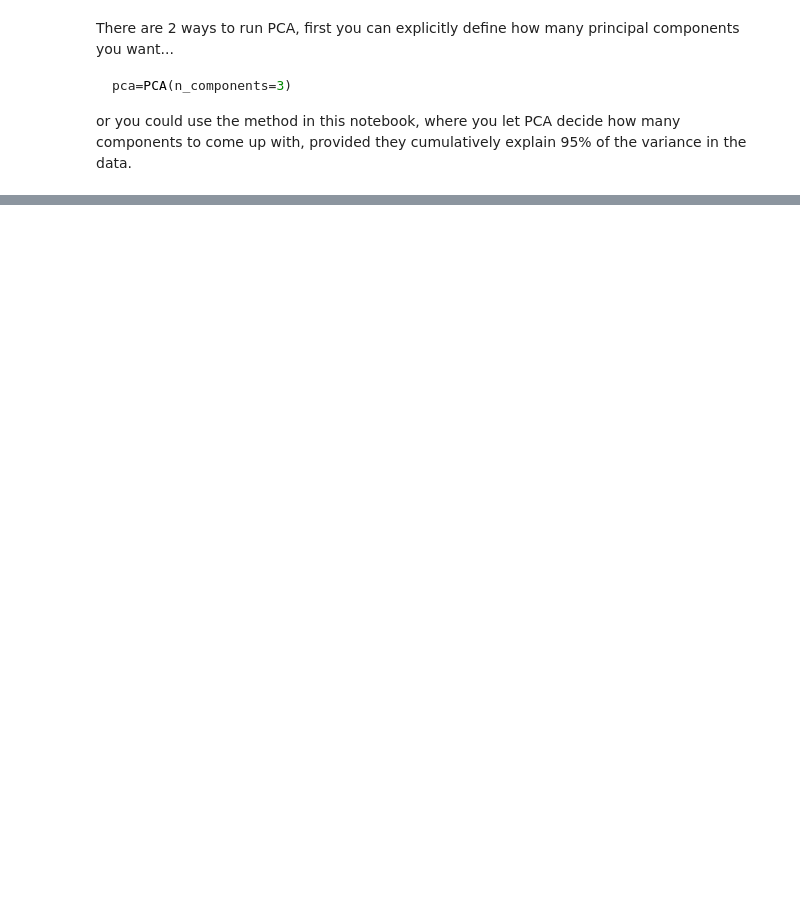
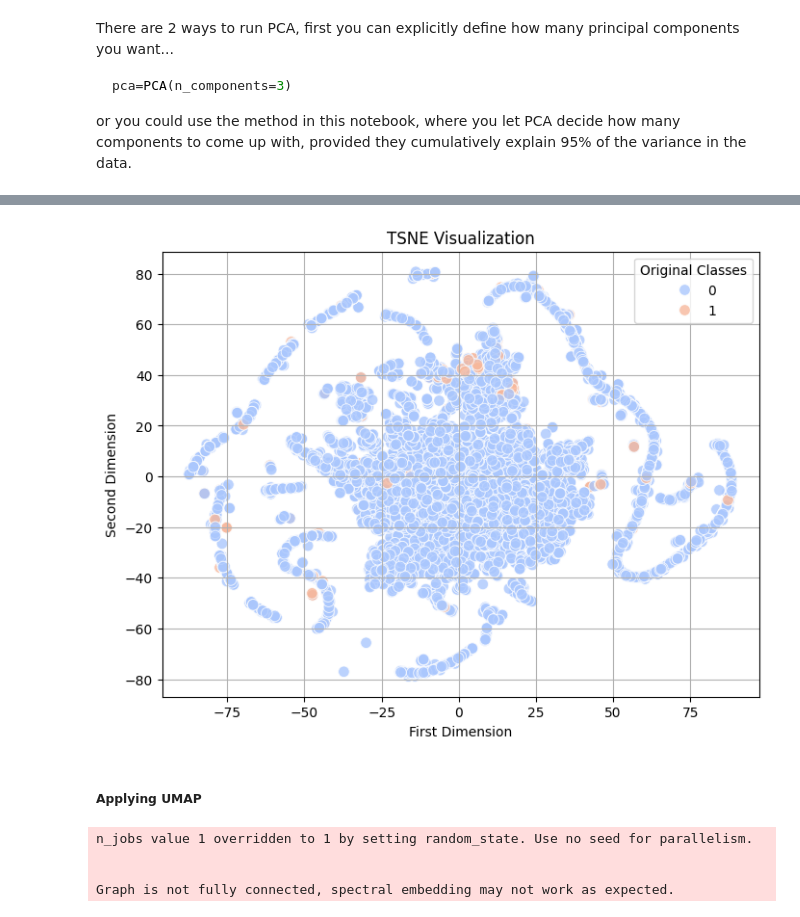
Before and after one commit to WamzMwangi/Advanced_Machine_Learning, a Jupyter notebook: dimensionality_reduction.ipynb, the cells around one changed output, grey strips where cells are left out. Drawn from its saved outputs; the diff is of its cells as text; code cells hidden in the pictures; blank space fills up the shorter version.

```diff
--- a/dimensionality_reduction.ipynb
+++ b/dimensionality_reduction.ipynb
@@ -113,0 +159,34 @@ plt.show()
+# %%
+tsne = TSNE(n_components=2, perplexity=30,learning_rate=100, random_state=42)
+X_tsne = tsne.fit_transform(X_scaled)
+# %%
+tsne_df = pd.DataFrame(
+    data=X_tsne,
+    columns=['D1', 'D2']
+)
+tsne_df['Target'] = y
+# %%
+plt.figure(figsize=(8,6))
+
+sns.scatterplot(
+    x='D1',
+    y='D2',
+    data=tsne_df,
+    hue='Target',
+    palette='coolwarm',
+    s=70,
+    alpha=0.8
+)
+
+
+plt.title("TSNE Visualization")
+plt.xlabel("First Dimension")
+plt.ylabel("Second Dimension")
+plt.legend(title='Original Classes')
+plt.grid(True)
+
+plt.show()
+# %% [output]
+[figure, added]
+# %% [markdown]
+##### Applying UMAP
@@ -113,0 +196,8 @@ plt.show()
+# %%
+mapper = umap.UMAP(n_components=2,n_neighbors=15,min_dist=0.1,random_state=42)
+X_umap = mapper.fit_transform(X_scaled)
+# %% [output]
+n_jobs value 1 overridden to 1 by setting random_state. Use no seed for parallelism.
+
+
+Graph is not fully connected, spectral embedding may not work as expected.
```
Also changed, not shown: parts of 13 cells of this notebook.
